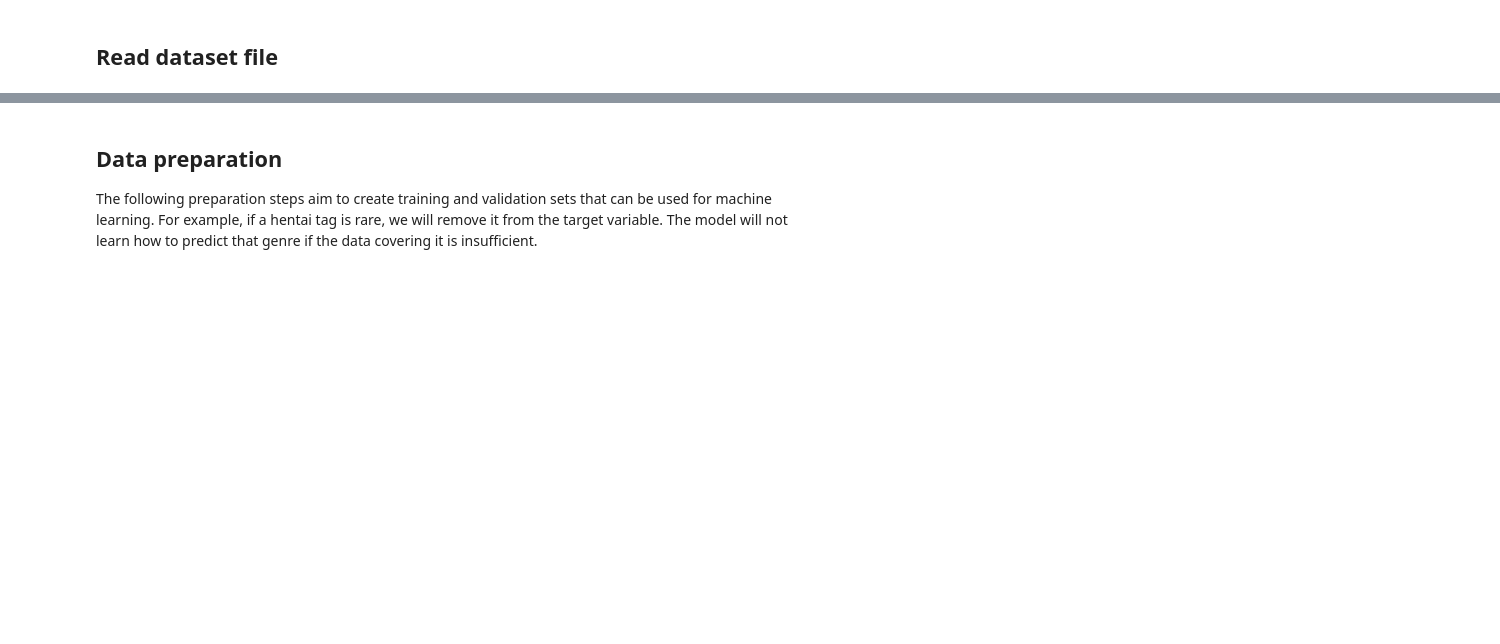
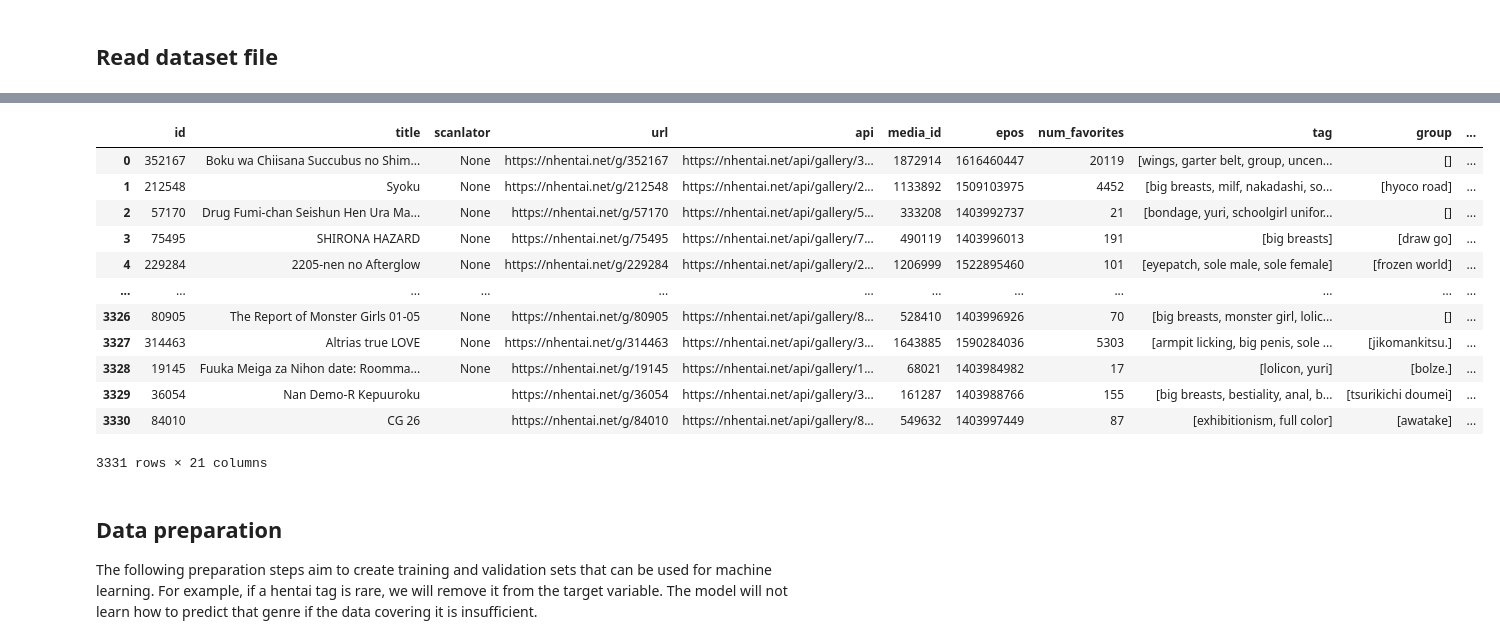
Before and after one commit to shikanime/bepeka, a Jupyter notebook: classifier.ipynb, the cells around one changed output, grey strips where cells are left out. Cells and saved outputs as stored; diff of their text form; code cells hidden in the pictures; blank space fills up the shorter version.

```diff
--- a/classifier.ipynb
+++ b/classifier.ipynb
@@ -52,3 +29,24 @@ hentais_df
+# %%
+hentais_df = pd.read_json(
+    Path(DATA_PATH) / "preprocessed" / "metadata.ndjson",
+    orient="records",
+    lines=True
+)
+hentais_df
+# %% [output]
+|  | id | title | scanlator | url | api | media_id | epos | num_favorites | tag | group | ... |
+| 0 | 352167 | Boku wa Chiisana Succubus no Shim... | None | https://nhentai.net/g/352167 | https://nhentai.net/api/gallery/3... | 1872914 | 1616460447 | 20119 | [wings, garter belt, group, uncen... | [] | ... |
+| 1 | 212548 | Syoku | None | https://nhentai.net/g/212548 | https://nhentai.net/api/gallery/2... | 1133892 | 1509103975 | 4452 | [big breasts, milf, nakadashi, so... | [hyoco road] | ... |
+| 2 | 57170 | Drug Fumi-chan Seishun Hen Ura Ma... | None | https://nhentai.net/g/57170 | https://nhentai.net/api/gallery/5... | 333208 | 1403992737 | 21 | [bondage, yuri, schoolgirl unifor... | [] | ... |
+| 3 | 75495 | SHIRONA HAZARD | None | https://nhentai.net/g/75495 | https://nhentai.net/api/gallery/7... | 490119 | 1403996013 | 191 | [big breasts] | [draw go] | ... |
+| 4 | 229284 | 2205-nen no Afterglow | None | https://nhentai.net/g/229284 | https://nhentai.net/api/gallery/2... | 1206999 | 1522895460 | 101 | [eyepatch, sole male, sole female] | [frozen world] | ... |
+| ... | ... | ... | ... | ... | ... | ... | ... | ... | ... | ... | ... |
+| 3326 | 80905 | The Report of Monster Girls 01-05 | None | https://nhentai.net/g/80905 | https://nhentai.net/api/gallery/8... | 528410 | 1403996926 | 70 | [big breasts, monster girl, lolic... | [] | ... |
+| 3327 | 314463 | Altrias true LOVE | None | https://nhentai.net/g/314463 | https://nhentai.net/api/gallery/3... | 1643885 | 1590284036 | 5303 | [armpit licking, big penis, sole ... | [jikomankitsu.] | ... |
+| 3328 | 19145 | Fuuka Meiga za Nihon date: Roomma... | None | https://nhentai.net/g/19145 | https://nhentai.net/api/gallery/1... | 68021 | 1403984982 | 17 | [lolicon, yuri] | [bolze.] | ... |
+| 3329 | 36054 | Nan Demo-R Kepuuroku |  | https://nhentai.net/g/36054 | https://nhentai.net/api/gallery/3... | 161287 | 1403988766 | 155 | [big breasts, bestiality, anal, b... | [tsurikichi doumei] | ... |
+| 3330 | 84010 | CG 26 |  | https://nhentai.net/g/84010 | https://nhentai.net/api/gallery/8... | 549632 | 1403997449 | 87 | [exhibitionism, full color] | [awatake] | ... |
+3331 rows × 21 columns
 # %% [markdown]
 ## Data preparation
 
```
Also changed, not shown: parts of 27 cells of this notebook, 1 other file.
